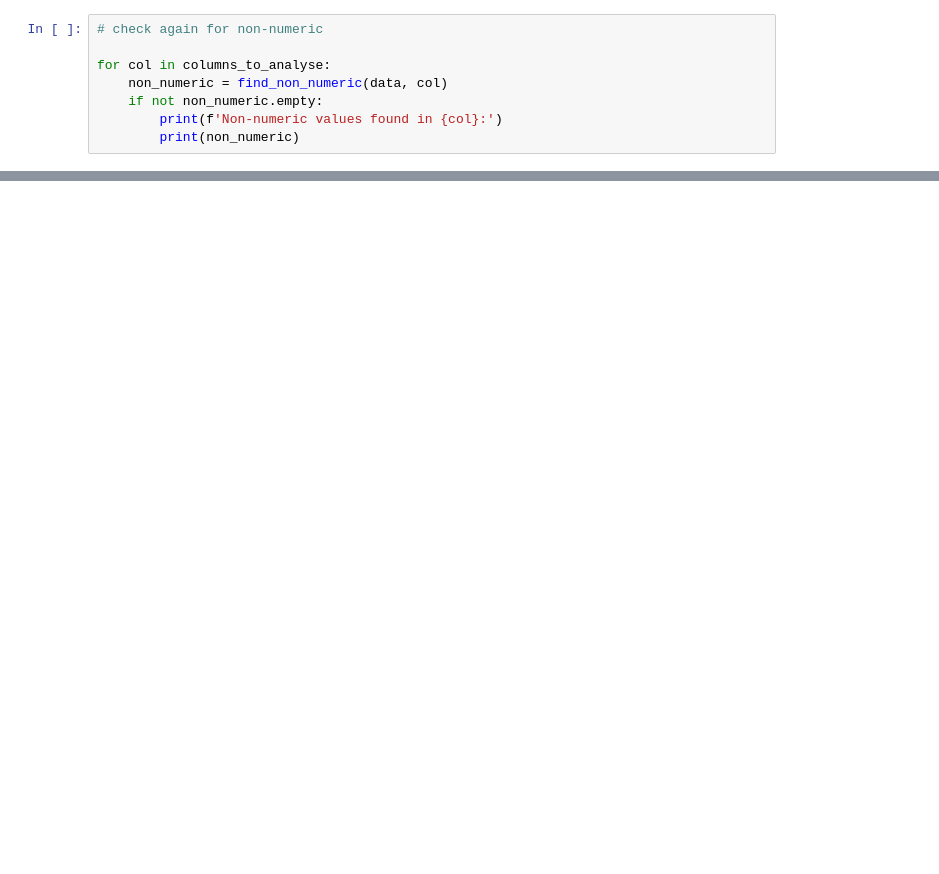
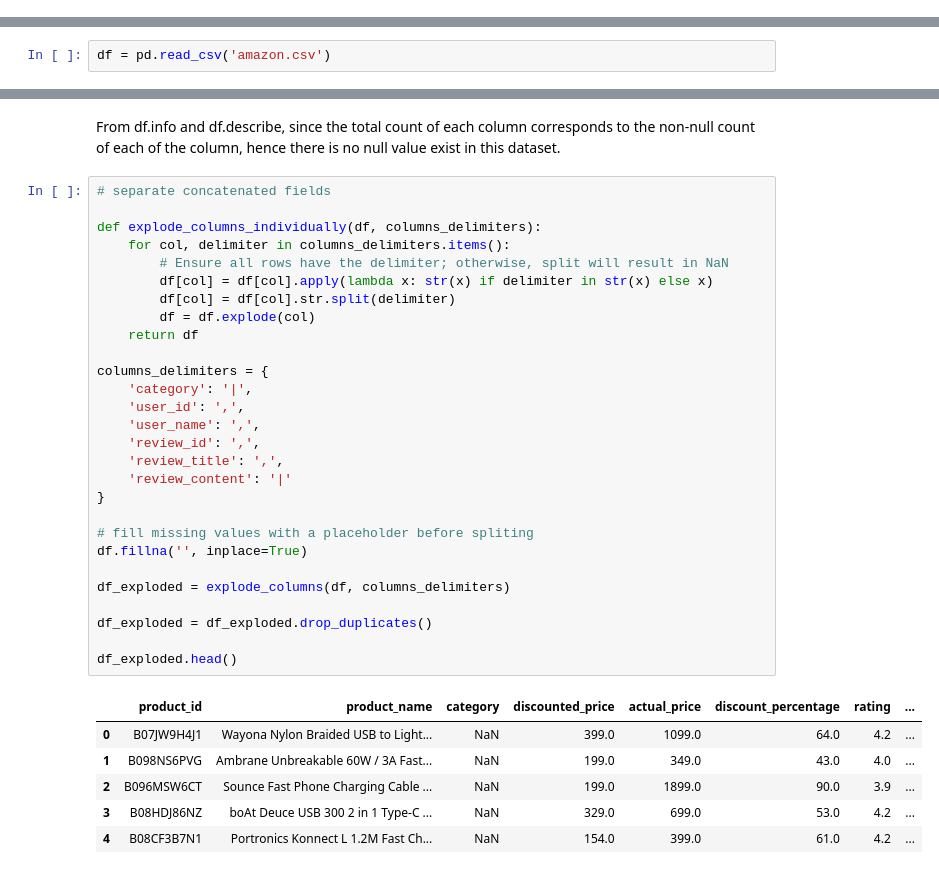
Before and after one commit to HSanny/ecomm_recommender, a Jupyter notebook: recommender.ipynb, the cells around one changed output, grey strips where cells are left out. Drawn from its saved outputs; the diff is of its cells as text; blank space fills up the shorter version.

```diff
--- a/recommender.ipynb
+++ b/recommender.ipynb
@@ -175,8 +0,0 @@ None
-# %%
-# check again for non-numeric
-
-for col in columns_to_analyse:
-    non_numeric = find_non_numeric(data, col)
-    if not non_numeric.empty:
-        print(f'Non-numeric values found in {col}:')
-        print(non_numeric)
@@ -555,0 +26,2 @@ print(get_collaborative_recommendations(user_id=1))
+# %%
+df = pd.read_csv('amazon.csv')
@@ -555,0 +65,37 @@ print(get_collaborative_recommendations(user_id=1))
+# %% [markdown]
+From df.info and df.describe, since the total count of each column corresponds to the non-null count of each of the column, hence there is no null value exist in this dataset.
+# %%
+# separate concatenated fields
+
+def explode_columns_individually(df, columns_delimiters):
+    for col, delimiter in columns_delimiters.items():
+        # Ensure all rows have the delimiter; otherwise, split will result in NaN
+        df[col] = df[col].apply(lambda x: str(x) if delimiter in str(x) else x)
+        df[col] = df[col].str.split(delimiter)
+        df = df.explode(col)
+    return df
+
+columns_delimiters = {
+    'category': '|',
+    'user_id': ',',
+    'user_name': ',',
+    'review_id': ',',
+    'review_title': ',',
+    'review_content': '|'
+}
+
+# fill missing values with a placeholder before spliting
+df.fillna('', inplace=True)
+
+df_exploded = explode_columns(df, columns_delimiters)
+
+df_exploded = df_exploded.drop_duplicates()
+
+df_exploded.head()
+# %% [output]
+|  | product_id | product_name | category | discounted_price | actual_price | discount_percentage | rating | ... |
+| 0 | B07JW9H4J1 | Wayona Nylon Braided USB to Light... | NaN | 399.0 | 1099.0 | 64.0 | 4.2 | ... |
+| 1 | B098NS6PVG | Ambrane Unbreakable 60W / 3A Fast... | NaN | 199.0 | 349.0 | 43.0 | 4.0 | ... |
+| 2 | B096MSW6CT | Sounce Fast Phone Charging Cable ... | NaN | 199.0 | 1899.0 | 90.0 | 3.9 | ... |
+| 3 | B08HDJ86NZ | boAt Deuce USB 300 2 in 1 Type-C ... | NaN | 329.0 | 699.0 | 53.0 | 4.2 | ... |
+| 4 | B08CF3B7N1 | Portronics Konnect L 1.2M Fast Ch... | NaN | 154.0 | 399.0 | 61.0 | 4.2 | ... |
```
Also changed, not shown: parts of 45 cells of this notebook.
